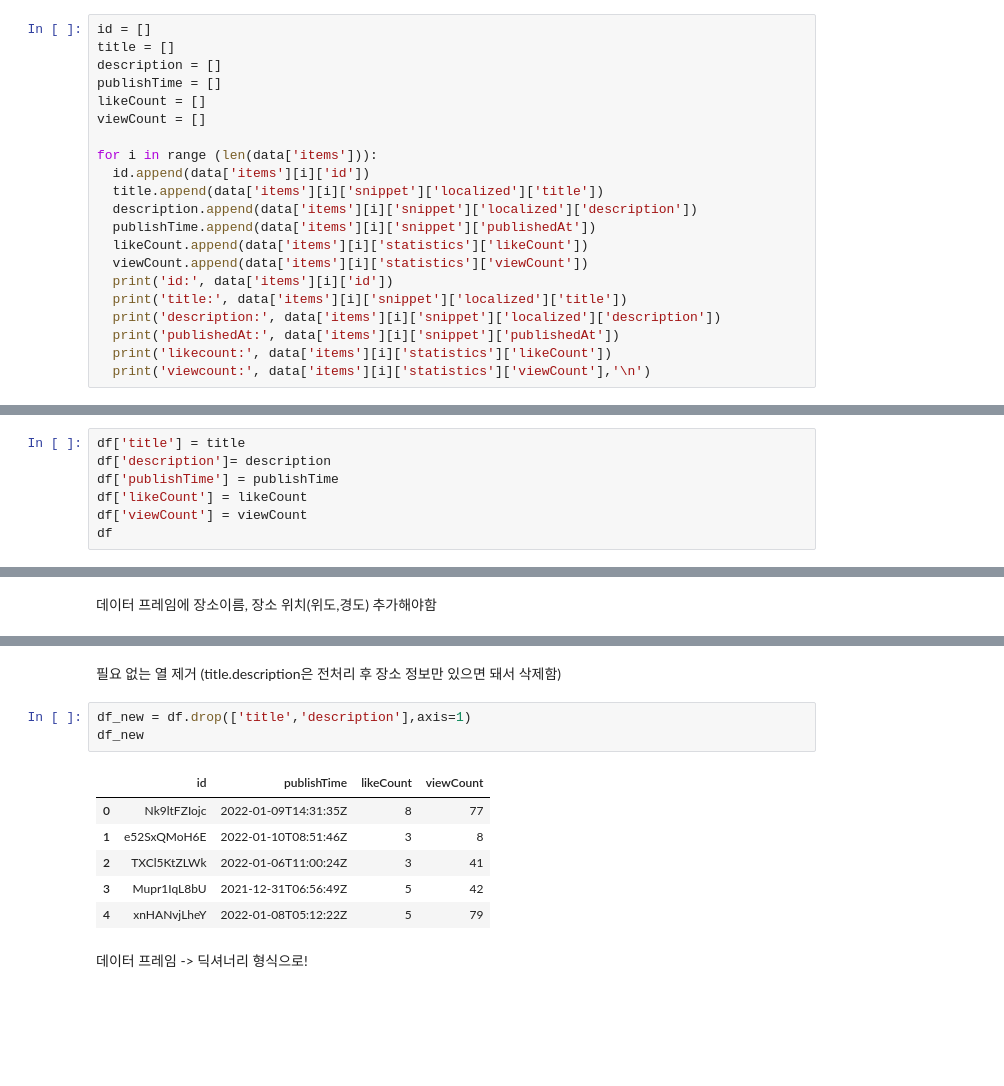
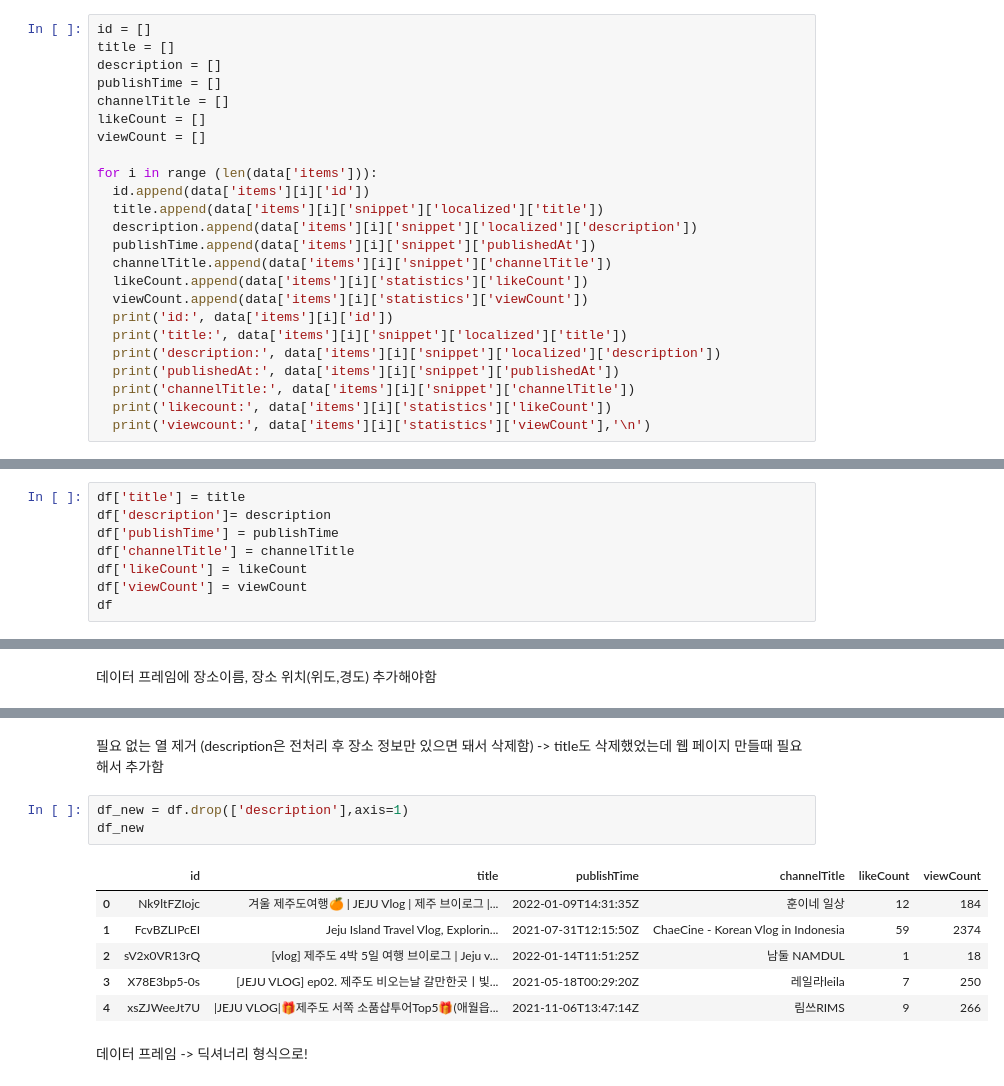
Before and after one commit to Boaz-Youplace/youplace, a Jupyter notebook: Boaz_전처리_new.ipynb, the cells around one changed output, grey strips where cells are left out. Drawn from its saved outputs; the diff is of its cells as text; blank space fills up the shorter version.

```diff
--- a/Boaz_전처리_new.ipynb
+++ b/Boaz_전처리_new.ipynb
@@ -280,6 +302,7 @@ id = []
 title = []
 description = []
 publishTime = []
+channelTitle = []
 likeCount = []
 viewCount = []
 
@@ -288,12 +311,14 @@ for i in range (len(data['items'])):
   title.append(data['items'][i]['snippet']['localized']['title'])
   description.append(data['items'][i]['snippet']['localized']['description'])
   publishTime.append(data['items'][i]['snippet']['publishedAt'])
+  channelTitle.append(data['items'][i]['snippet']['channelTitle'])
   likeCount.append(data['items'][i]['statistics']['likeCount'])
   viewCount.append(data['items'][i]['statistics']['viewCount'])
   print('id:', data['items'][i]['id'])
   print('title:', data['items'][i]['snippet']['localized']['title'])
   print('description:', data['items'][i]['snippet']['localized']['description'])
   print('publishedAt:', data['items'][i]['snippet']['publishedAt'])
+  print('channelTitle:', data['items'][i]['snippet']['channelTitle'])
   print('likecount:', data['items'][i]['statistics']['likeCount'])
   print('viewcount:', data['items'][i]['statistics']['viewCount'],'\n')
 # %% [output]
@@ -338,6 +363,7 @@ df
 df['title'] = title
 df['description']= description
 df['publishTime'] = publishTime
+df['channelTitle'] = channelTitle
 df['likeCount'] = likeCount
 df['viewCount'] = viewCount
 df
@@ -373,15 +399,16 @@ df.to_dict('record')
 # %% [markdown]
-필요 없는 열 제거 (title.description은 전처리 후 장소 정보만 있으면 돼서 삭제함)
+필요 없는 열 제거 (description은 전처리 후 장소 정보만 있으면 돼서 삭제함)
+-> title도 삭제했었는데 웹 페이지 만들때 필요해서 추가함
 # %%
-df_new = df.drop(['title','description'],axis=1)
+df_new = df.drop(['description'],axis=1)
 df_new
 # %% [output]
-|  | id | publishTime | likeCount | viewCount |
-| 0 | Nk9ltFZIojc | 2022-01-09T14:31:35Z | 8 | 77 |
-| 1 | e52SxQMoH6E | 2022-01-10T08:51:46Z | 3 | 8 |
-| 2 | TXCl5KtZLWk | 2022-01-06T11:00:24Z | 3 | 41 |
-| 3 | Mupr1IqL8bU | 2021-12-31T06:56:49Z | 5 | 42 |
-| 4 | xnHANvjLheY | 2022-01-08T05:12:22Z | 5 | 79 |
+|  | id | title | publishTime | channelTitle | likeCount | viewCount |
+| 0 | Nk9ltFZIojc | 겨울 제주도여행🍊 | JEJU Vlog | 제주 브이로그 |... | 2022-01-09T14:31:35Z | 훈이네 일상 | 12 | 184 |
+| 1 | FcvBZLIPcEI | Jeju Island Travel Vlog, Explorin... | 2021-07-31T12:15:50Z | ChaeCine - Korean Vlog in Indonesia | 59 | 2374 |
+| 2 | sV2x0VR13rQ | [vlog] 제주도 4박 5일 여행 브이로그 | Jeju v... | 2022-01-14T11:51:25Z | 남둘 NAMDUL | 1 | 18 |
+| 3 | X78E3bp5-0s | [JEJU VLOG] ep02. 제주도 비오는날 갈만한곳ㅣ빛... | 2021-05-18T00:29:20Z | 레일라leila | 7 | 250 |
+| 4 | xsZJWeeJt7U | |JEJU VLOG|🎁제주도 서쪽 소품샵투어Top5🎁(애월읍... | 2021-11-06T13:47:14Z | 림쓰RIMS | 9 | 266 |
 # %% [markdown]
 데이터 프레임 -> 딕셔너리 형식으로!
 # %%
```
Also changed, not shown: parts of 57 cells of this notebook.
